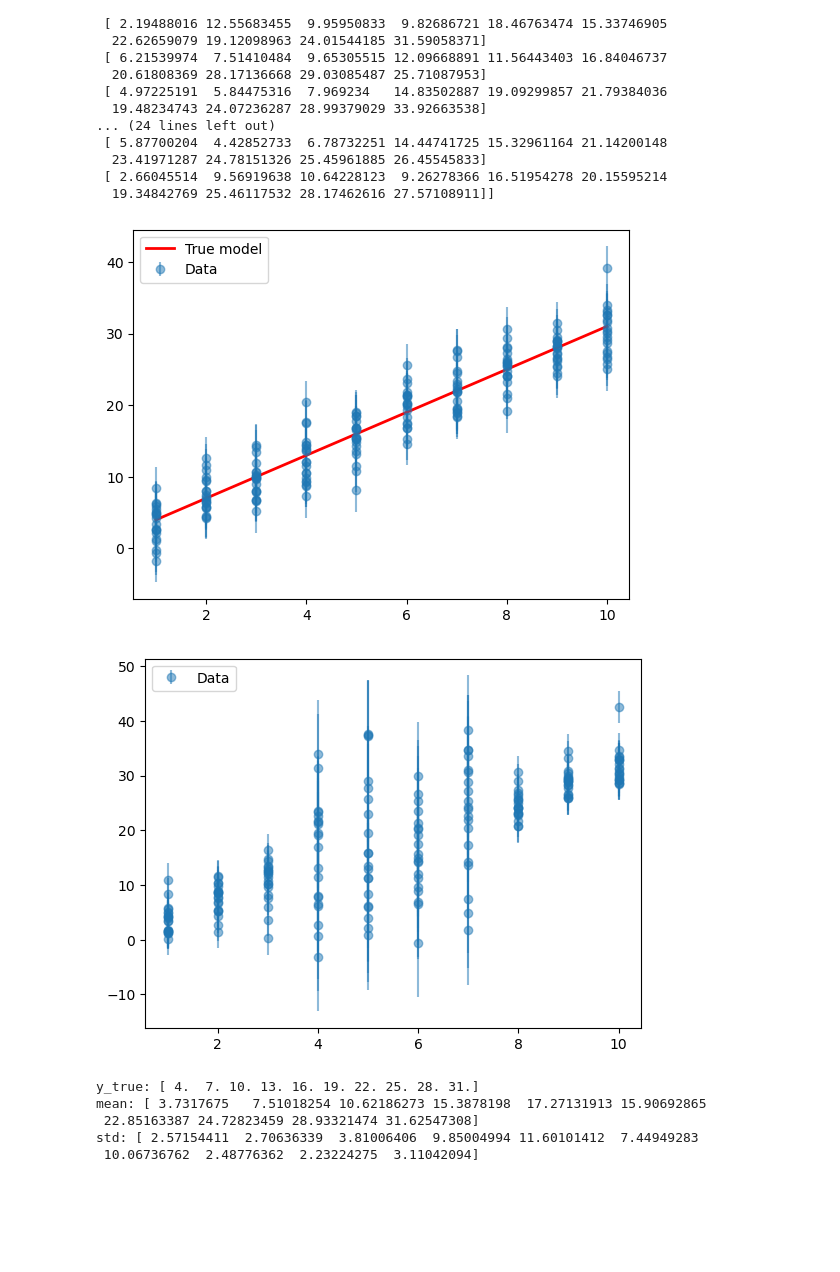
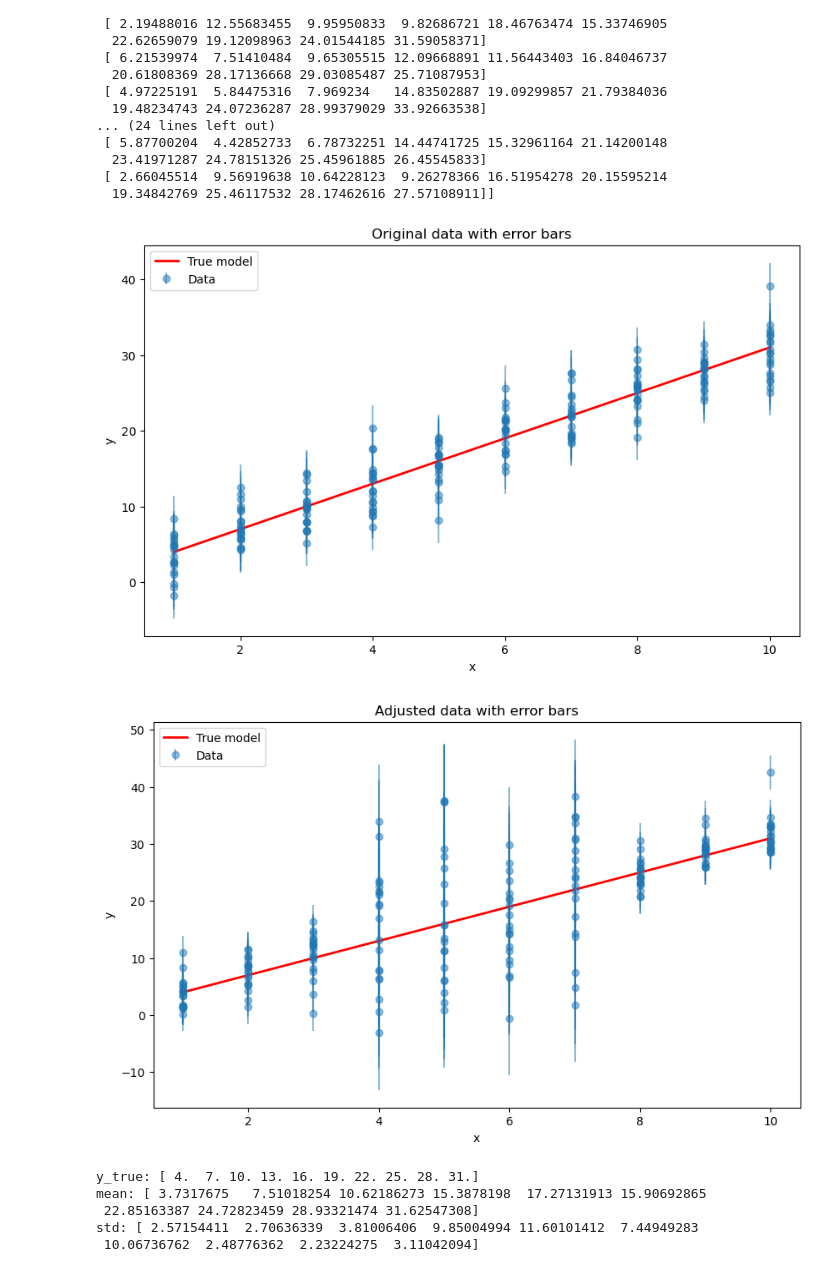
Before and after one commit to hyp0515/exp_phy_ii, a Jupyter notebook: apr29/practice_1.ipynb, the cells around one changed output. Drawn from its saved outputs; the diff is of its cells as text; code cells hidden in the pictures; blank space fills up the shorter version.

Commit message:
Apr 29 update figures

```diff
--- a/apr29/practice_1.ipynb
+++ b/apr29/practice_1.ipynb
@@ -67,27 +67,41 @@ print(y)
  [ 2.66045514  9.56919638 10.64228123  9.26278366 16.51954278 20.15595214
   19.34842769 25.46117532 28.17462616 27.57108911]]
 # %%
+plt.figure(figsize=(10, 6))
 plt.errorbar(x_set.flatten(), y.flatten(), yerr=sigma_0.flatten(), fmt='o', color='C0', alpha=0.5, label='Data')
 plt.plot(x, y_true[0, :], 'r-', label='True model', lw=2)
 
+plt.xlabel('x')
+plt.ylabel('y')
+
+plt.title('Original data with error bars')
+
+plt.savefig('./fig/output_1_1.pdf', transparent=True)
 plt.legend(loc='upper left')
 plt.show()
 # %% [output]
-[figure, old version]
+[figure, new version]
 # %%
 sigma_0_adjust = sigma_0.copy()
 sigma_0_adjust[:, 3:7] = 10
 
 y_adjust = linear(x_set, m, k) + np.random.normal(mean, sigma_0_adjust, x_set.shape)
 # %%
-plt.errorbar(x_set.flatten(), y_adjust.flatten(), yerr=sigma_0_adjust.flatten(), fmt='o', color='C0', alpha=0.5, label='Data')
+plt.figure(figsize=(10, 6))
+plt.errorbar(x_set.flatten(), y_adjust.flatten(), yerr=sigma_0_adjust.flatten(),
+             fmt='o', color='C0', alpha=0.5, label='Data')
+plt.plot(x, y_true[0, :], 'r-', label='True model', lw=2)
 
+plt.xlabel('x')
+plt.ylabel('y')
 
+plt.title('Adjusted data with error bars')
 
 plt.legend(loc='upper left')
+plt.savefig('./fig/output_1_2.pdf', transparent=True)
 plt.show()
 # %% [output]
-[figure, old version]
+[figure, new version]
 # %%
 mean_y_adjust = np.mean(y_adjust, axis=0)
 sigma_y_adjust = np.std(y_adjust, axis=0)
```
Also changed, not shown: parts of 2 cells of this notebook, 8 other files.
